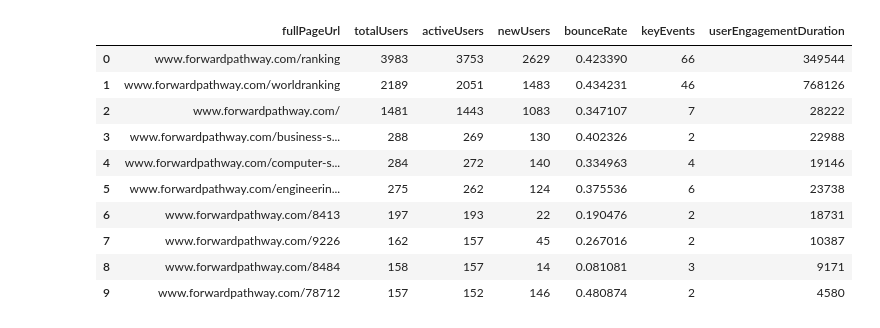
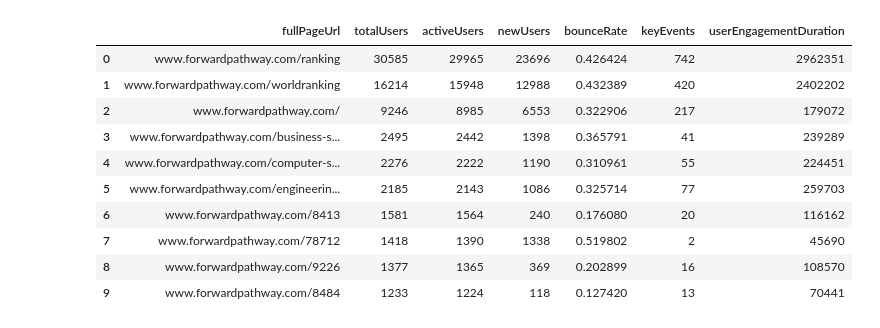
Before and after one commit to lucaslulucaslu/Data-Science-Practice-Projects, a Jupyter notebook: 17. Google Analytics 4 Data analysis/google analytics 4 API.ipynb, the cells around one changed output. Saved outputs shown, nothing was run; the diff lists cells and outputs as text; code cells hidden in the pictures.

```diff
--- a/17. Google Analytics 4 Data analysis/google analytics 4 API.ipynb
+++ b/17. Google Analytics 4 Data analysis/google analytics 4 API.ipynb
@@ -74,7 +74,7 @@ def page_views_report(url=''):
             Metric(name='keyEvents'),
             Metric(name='userEngagementDuration'),
         ],
-        date_ranges=[DateRange(start_date="2023-10-16", end_date="yesterday")],
+        date_ranges=[DateRange(start_date="2023-02-16", end_date="yesterday")],
         dimension_filter=url_filter,
     )
     response = client.run_report(request)
@@ -108,5 +108,6 @@ df['userEngagementDuration']=df['userEngagementDuration'].astype(int)
 # %%
-df
+response=page_views_report('')
+df=page_view_report_to_df(response)
 # %% [output]
 |  | totalUsers | activeUsers | newUsers | bounceRate | keyEvents | userEngagementDuration |
 | date |  |  |  |  |  |  |
@@ -153,14 +162,17 @@ df['userEngagementDuration']=df['userEngagementDuration'].astype(int)
+# %%
+page_response=most_viewed_pages_report(duration=60)
+df_pages=most_viewed_pages_report_to_df(response)
 # %%
-df.head(10)
+df_pages.head(10)
 # %% [output]
 |  | fullPageUrl | totalUsers | activeUsers | newUsers | bounceRate | keyEvents | userEngagementDuration |
-| 0 | www.forwardpathway.com/ranking | 3983 | 3753 | 2629 | 0.423390 | 66 | 349544 |
-| 1 | www.forwardpathway.com/worldranking | 2189 | 2051 | 1483 | 0.434231 | 46 | 768126 |
-| 2 | www.forwardpathway.com/ | 1481 | 1443 | 1083 | 0.347107 | 7 | 28222 |
-| 3 | www.forwardpathway.com/business-s... | 288 | 269 | 130 | 0.402326 | 2 | 22988 |
-| 4 | www.forwardpathway.com/computer-s... | 284 | 272 | 140 | 0.334963 | 4 | 19146 |
-| 5 | www.forwardpathway.com/engineerin... | 275 | 262 | 124 | 0.375536 | 6 | 23738 |
-| 6 | www.forwardpathway.com/8413 | 197 | 193 | 22 | 0.190476 | 2 | 18731 |
-| 7 | www.forwardpathway.com/9226 | 162 | 157 | 45 | 0.267016 | 2 | 10387 |
-| 8 | www.forwardpathway.com/8484 | 158 | 157 | 14 | 0.081081 | 3 | 9171 |
-| 9 | www.forwardpathway.com/78712 | 157 | 152 | 146 | 0.480874 | 2 | 4580 |
+| 0 | www.forwardpathway.com/ranking | 30585 | 29965 | 23696 | 0.426424 | 742 | 2962351 |
+| 1 | www.forwardpathway.com/worldranking | 16214 | 15948 | 12988 | 0.432389 | 420 | 2402202 |
+| 2 | www.forwardpathway.com/ | 9246 | 8985 | 6553 | 0.322906 | 217 | 179072 |
+| 3 | www.forwardpathway.com/business-s... | 2495 | 2442 | 1398 | 0.365791 | 41 | 239289 |
+| 4 | www.forwardpathway.com/computer-s... | 2276 | 2222 | 1190 | 0.310961 | 55 | 224451 |
+| 5 | www.forwardpathway.com/engineerin... | 2185 | 2143 | 1086 | 0.325714 | 77 | 259703 |
+| 6 | www.forwardpathway.com/8413 | 1581 | 1564 | 240 | 0.176080 | 20 | 116162 |
+| 7 | www.forwardpathway.com/78712 | 1418 | 1390 | 1338 | 0.519802 | 2 | 45690 |
+| 8 | www.forwardpathway.com/9226 | 1377 | 1365 | 369 | 0.202899 | 16 | 108570 |
+| 9 | www.forwardpathway.com/8484 | 1233 | 1224 | 118 | 0.127420 | 13 | 70441 |
```
Also changed, not shown: parts of 7 cells of this notebook, 1 other file.
